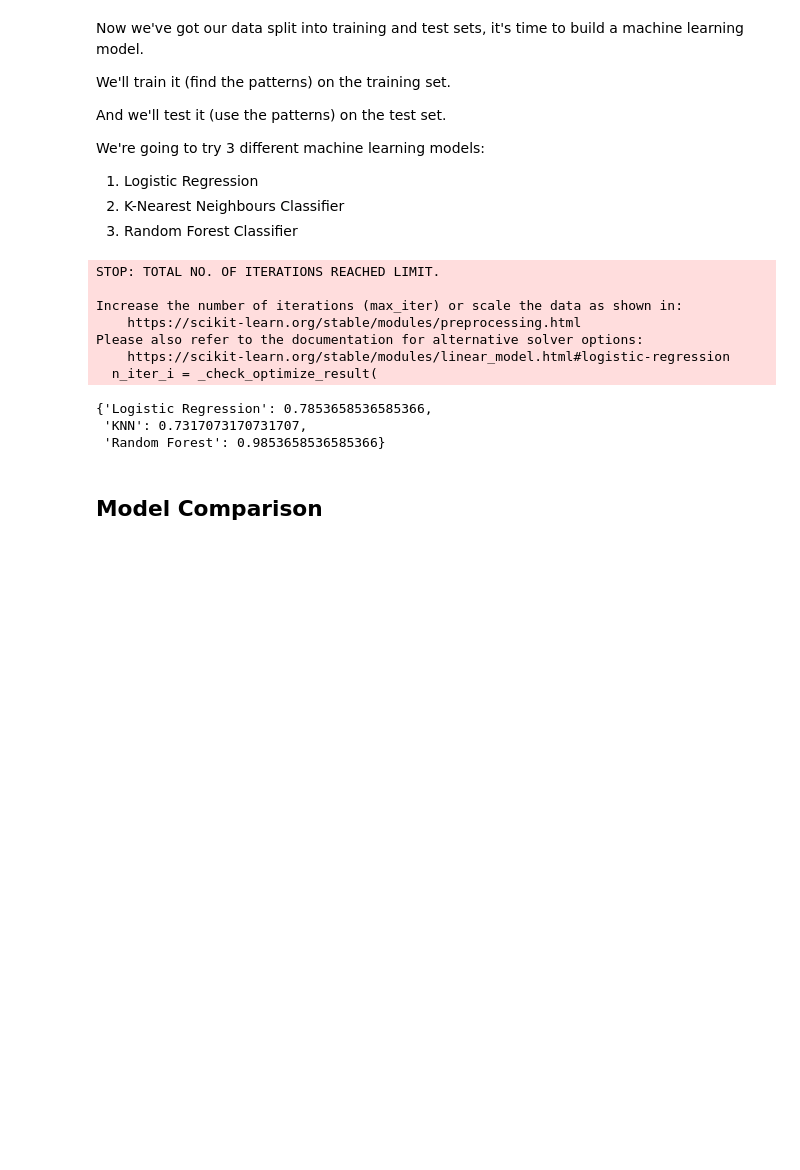
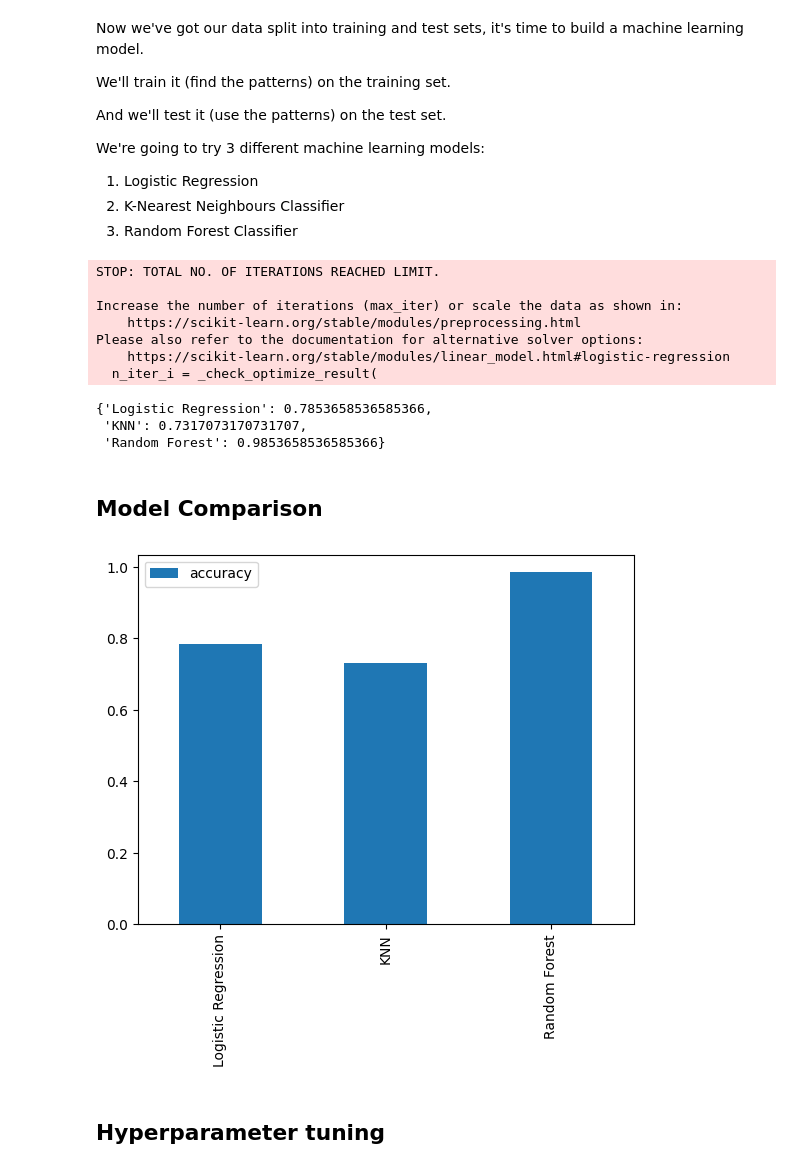
Before and after one commit to IlyasaNandaRahmadianto/pythonSpace, a Jupyter notebook: heart_desease.ipynb, the cells around one changed output. Saved outputs shown, nothing was run; the diff lists cells and outputs as text; code cells hidden in the pictures; blank space fills up the shorter version.

```diff
--- a/heart_desease.ipynb
+++ b/heart_desease.ipynb
@@ -373,3 +373,10 @@ Please also refer to the documentation for alternative solver options:
  'Random Forest': 0.9853658536585366}
 # %% [markdown]
 ## Model Comparison
+# %%
+model_compare = pd.DataFrame(model_scores, index=["accuracy"])
+model_compare.T.plot.bar();
+# %% [output]
+[figure, added]
+# %% [markdown]
+## Hyperparameter tuning
```
Also changed, not shown: parts of 4 cells of this notebook.
